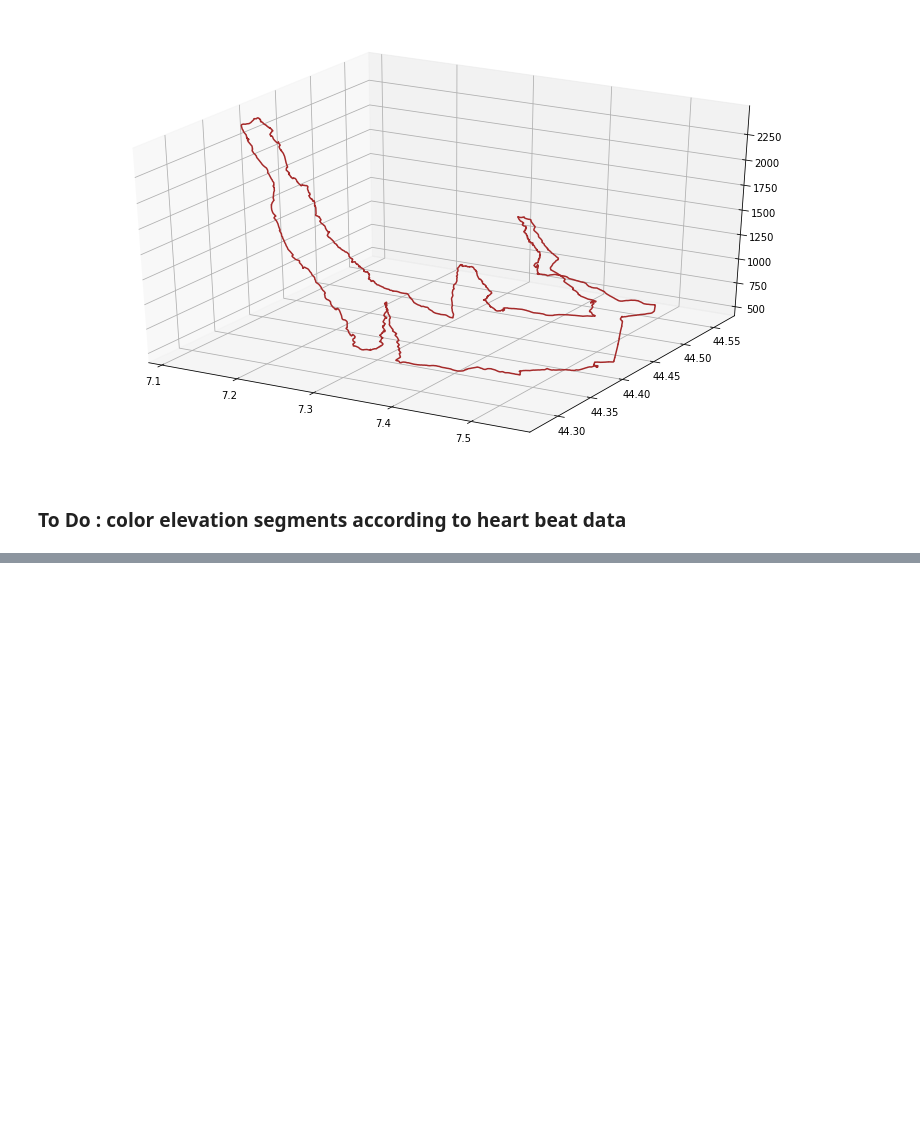
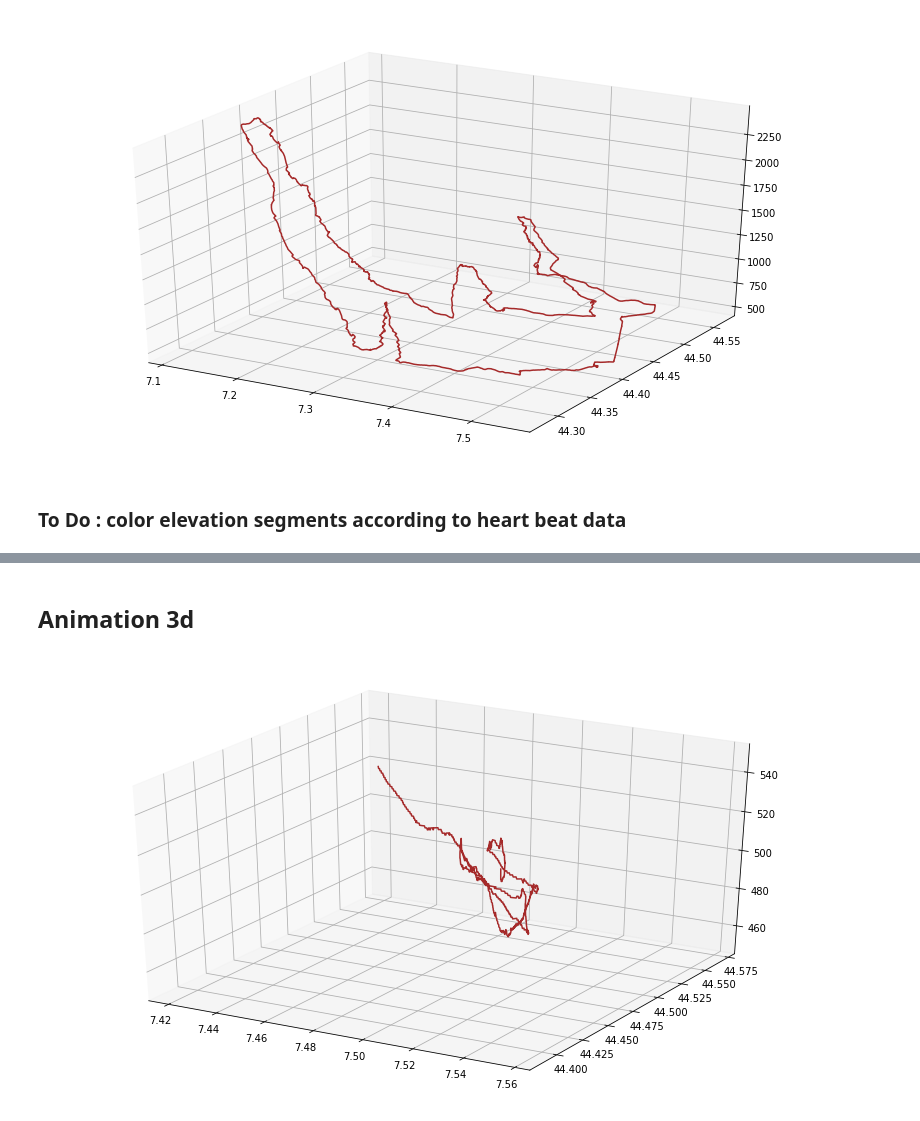
Before and after one commit to dantepawn/bike_speed_map, a Jupyter notebook: bike_race_analysis.ipynb, the cells around one changed output, grey strips where cells are left out. Cells and saved outputs as stored; diff of their text form; code cells hidden in the pictures; blank space fills up the shorter version.

```diff
--- a/bike_race_analysis.ipynb
+++ b/bike_race_analysis.ipynb
@@ -156,0 +161,11 @@ plt.show()
+# %%
+x = np.array(lon)
+y = np.array(lat)
+dydx = np.array(speed)  # first derivative
+
+# Create a set of line segments so that we can color them individually
+# This creates the points as a N x 1 x 2 array so that we can stack points
+# together easily to get the segments. The segments array for line collection
+# needs to be (numlines) x (points per line) x 2 (for x and y)
+points = np.array([x, y]).T.reshape(-1, 1, 2)
+segments = np.concatenate([points[:-1], points[1:]], axis=1)
@@ -156,0 +230,27 @@ plt.show()
+# %% [markdown]
+## Animation 3d
+# %%
+from mpl_toolkits.mplot3d import Axes3D
+fig = plt.figure(figsize = (14,8))
+ax = fig.add_subplot(111, projection='3d')
+
+from matplotlib.collections import LineCollection
+from matplotlib.colors import ListedColormap, BoundaryNorm
+
+frames = 10
+step = len(segments) // frames
+
+for t in range(1,frames+1):
+    x = np.array(lon[:step*t])
+    y = np.array(lat[:step*t])
+    z = np.array(elevation[:step*t])
+    #dydx = np.array(speed)  # first derivative
+    ax.plot(x,y,z , color = 'brown' )
+    #line = axs.add_collection(lc)
+    #fig.colorbar(line, ax=axs)
+
+    ax.set_xlim(x.min()-0.01, x.max()+0.01)
+    ax.set_ylim(y.min()-0.01, y.max()+0.01)
+    plt.savefig(f'elevation{t}.png')
+# %% [output]
+[figure, added]
```
Also changed, not shown: parts of 14 cells of this notebook, 2 other files.
